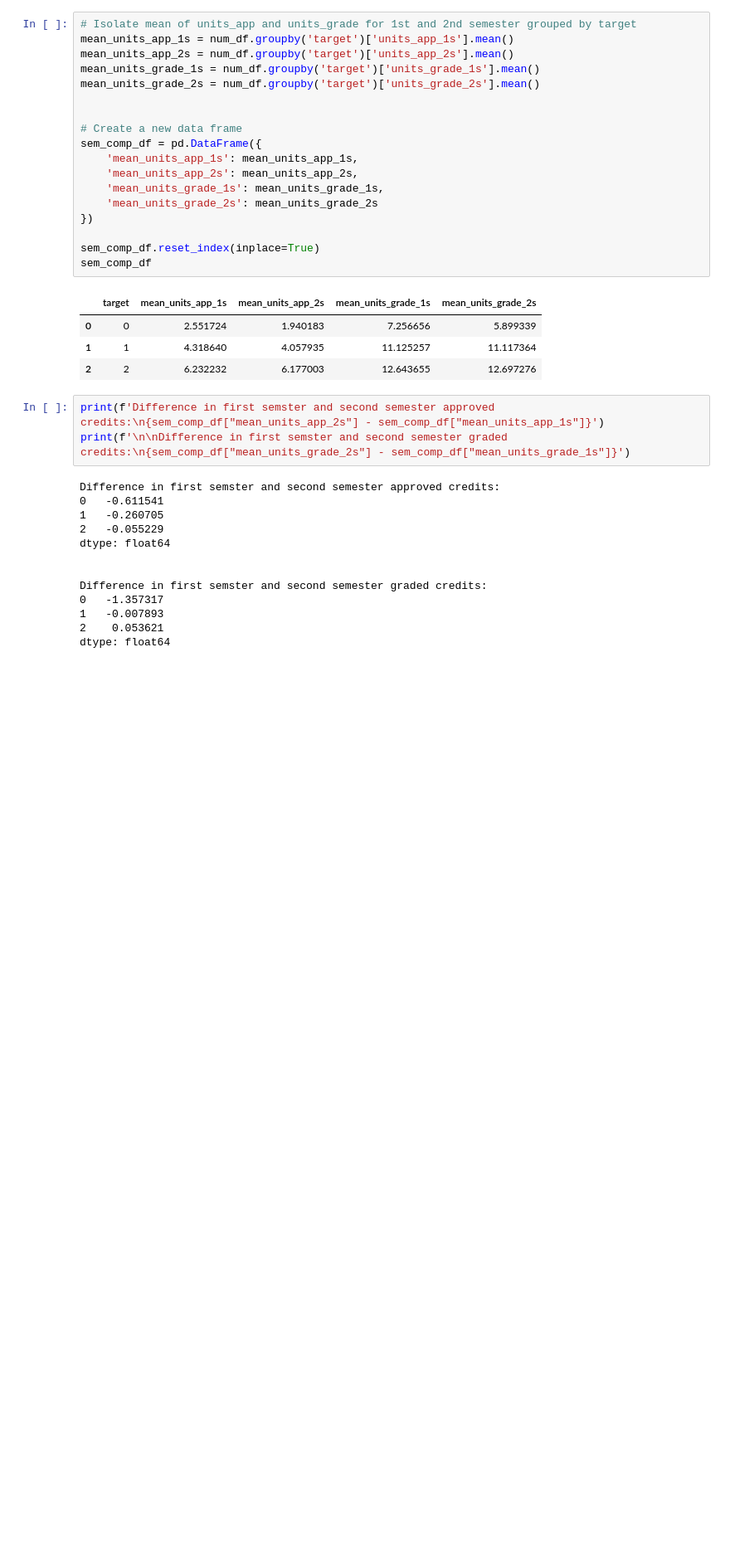
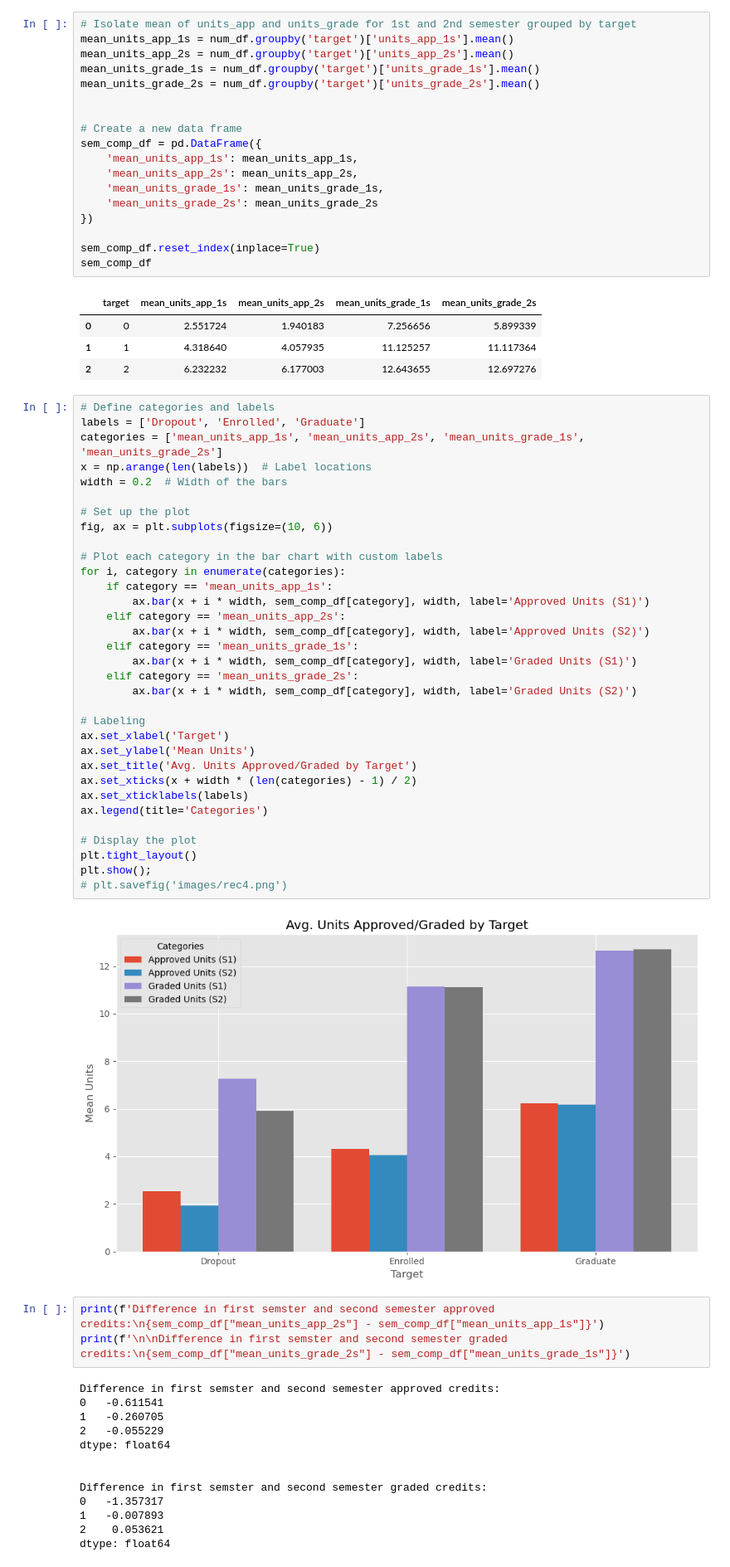
Before and after one commit to elijahlopez94/predicting_student_success, a Jupyter notebook: student_success.ipynb, the cells around one changed output. Shown at 83% size. Drawn from its saved outputs; the diff is of its cells as text; blank space fills up the shorter version.

Commit message:
Saved images

```diff
--- a/student_success.ipynb
+++ b/student_success.ipynb
@@ -647,6 +651,41 @@ sem_comp_df
 | 0 | 0 | 2.551724 | 1.940183 | 7.256656 | 5.899339 |
 | 1 | 1 | 4.318640 | 4.057935 | 11.125257 | 11.117364 |
 | 2 | 2 | 6.232232 | 6.177003 | 12.643655 | 12.697276 |
+# %%
+# Define categories and labels
+labels = ['Dropout', 'Enrolled', 'Graduate']
+categories = ['mean_units_app_1s', 'mean_units_app_2s', 'mean_units_grade_1s', 'mean_units_grade_2s']
+x = np.arange(len(labels))  # Label locations
+width = 0.2  # Width of the bars
+
+# Set up the plot
+fig, ax = plt.subplots(figsize=(10, 6))
+
+# Plot each category in the bar chart with custom labels
+for i, category in enumerate(categories):
+    if category == 'mean_units_app_1s':
+        ax.bar(x + i * width, sem_comp_df[category], width, label='Approved Units (S1)')
+    elif category == 'mean_units_app_2s':
+        ax.bar(x + i * width, sem_comp_df[category], width, label='Approved Units (S2)')
+    elif category == 'mean_units_grade_1s':
+        ax.bar(x + i * width, sem_comp_df[category], width, label='Graded Units (S1)')
+    elif category == 'mean_units_grade_2s':
+        ax.bar(x + i * width, sem_comp_df[category], width, label='Graded Units (S2)')
+
+# Labeling
+ax.set_xlabel('Target')
+ax.set_ylabel('Mean Units')
+ax.set_title('Avg. Units Approved/Graded by Target')
+ax.set_xticks(x + width * (len(categories) - 1) / 2)
+ax.set_xticklabels(labels)
+ax.legend(title='Categories')
+
+# Display the plot
+plt.tight_layout()
+plt.show();
+# plt.savefig('images/rec4.png')
+# %% [output]
+[figure, added]
 # %%
 print(f'Difference in first semster and second semester approved credits:\n{sem_comp_df["mean_units_app_2s"] - sem_comp_df["mean_units_app_1s"]}')
 print(f'\n\nDifference in first semster and second semester graded credits:\n{sem_comp_df["mean_units_grade_2s"] - sem_comp_df["mean_units_grade_1s"]}')
```
Also changed, not shown: parts of 4 cells of this notebook, 5 other files.
